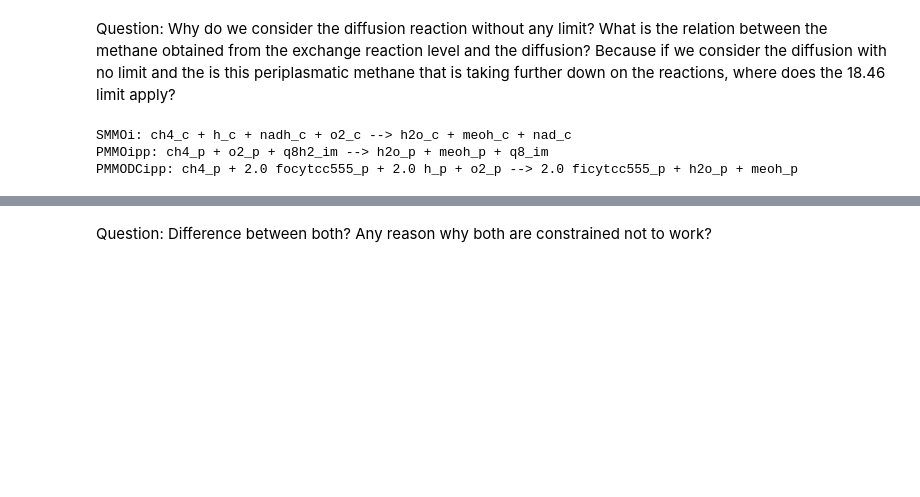
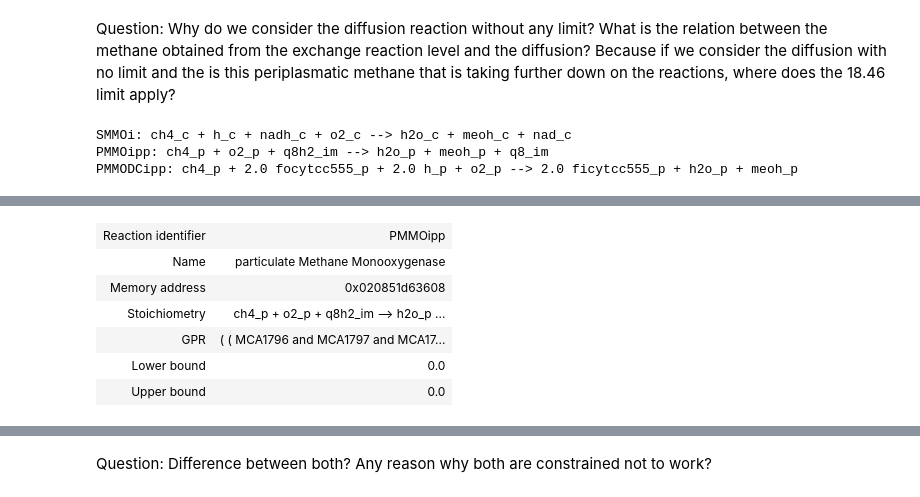
Before and after one commit to Schwebus/DTU_Biobuilders_2021, a Jupyter notebook: GSM_model/M.capsulatus.ipynb, the cells around one changed output, grey strips where cells are left out. Saved outputs shown, nothing was run; the diff lists cells and outputs as text; code cells hidden in the pictures; blank space fills up the shorter version.

```diff
--- a/GSM_model/M.capsulatus.ipynb
+++ b/GSM_model/M.capsulatus.ipynb
@@ -148,3 +158,13 @@ PMMODCipp: ch4_p + 2.0 focytcc555_p + 2.0 h_p + o2_p --> 2.0 ficytcc555_p + h2o_
+# %%
+met.reactions.PMMOipp
+# %% [output]
+| Reaction identifier | PMMOipp |
+| Name | particulate Methane Monooxygenase |
+| Memory address | 0x020851d63608 |
+| Stoichiometry | ch4_p + o2_p + q8h2_im --> h2o_p ... |
+| GPR | ( ( MCA1796 and MCA1797 and MCA17... |
+| Lower bound | 0.0 |
+| Upper bound | 0.0 |
 # %%
 # we only want pMMO as we do not have an sMMO in Pheast
 
```
Also changed, not shown: parts of 13 cells of this notebook.
